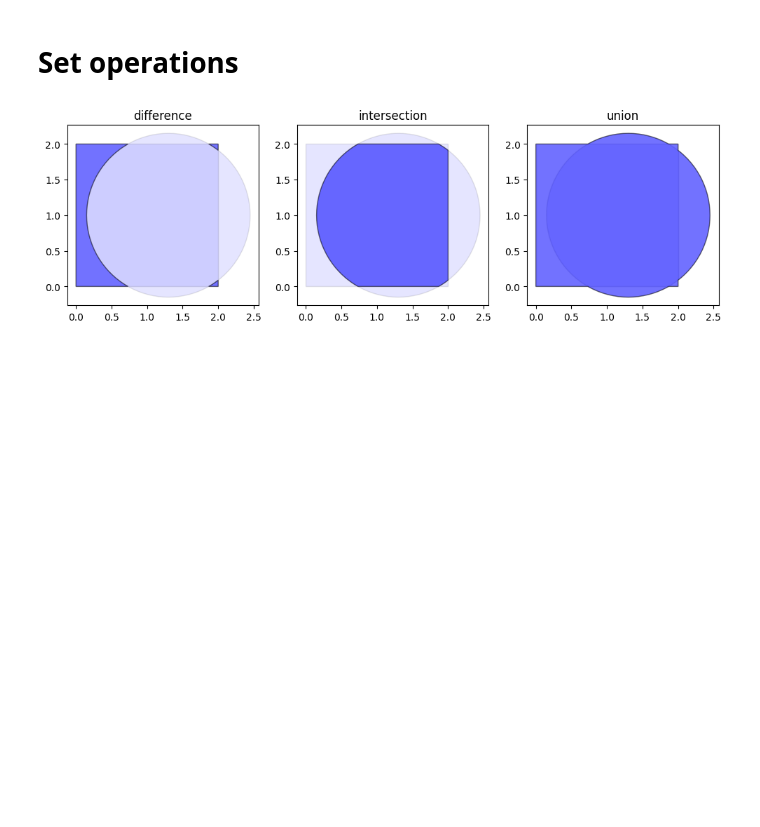
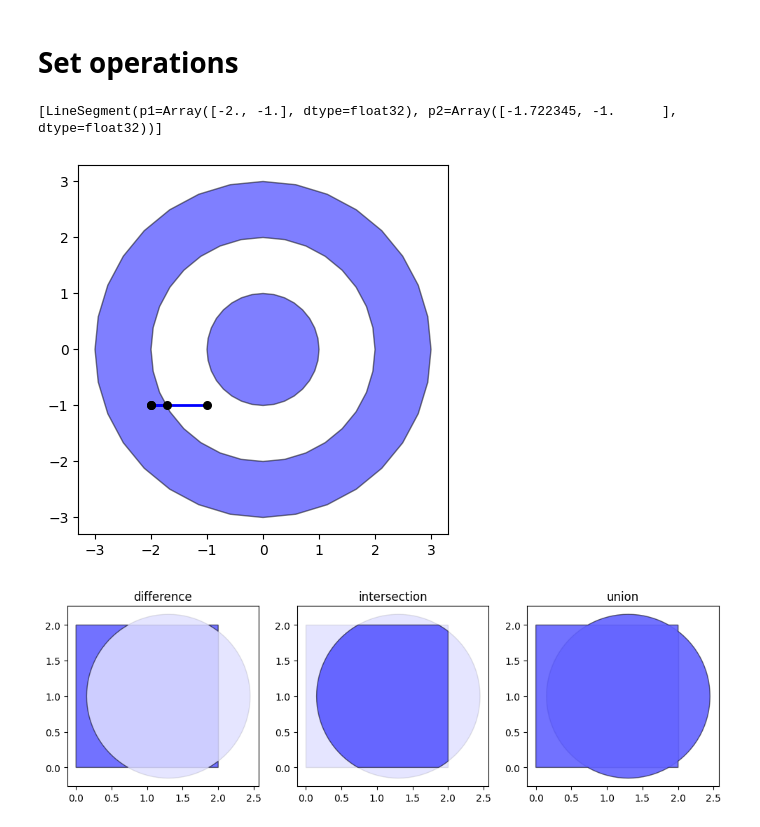
Before and after one commit to seekjim20/dshape, a Jupyter notebook: examples/demo.ipynb, the cells around one changed output. Cells and saved outputs as stored; diff of their text form; code cells hidden in the pictures; blank space fills up the shorter version.

```diff
--- a/examples/demo.ipynb
+++ b/examples/demo.ipynb
@@ -72,6 +81,24 @@ p4.plot();
 [figure]
 # %% [markdown]
 # Set operations
+# %%
+l1 = dshape.geometry.LineSegment([-2.0, -1.0], [-1.0, -1.0])#2.0, 1.5])
+p1 = dshape.geometry.Circle((0, 0), 1.0)
+p2 = dshape.geometry.Circle((0, 0), 2.0)
+p3 = dshape.geometry.Circle((0, 0), 3.0)
+p4 = dshape.geometry.Polygon.from_exteriors_interiors([p3, p1], [p2])
+intersection = l1.intersection(p4)
+print(intersection)
+
+fig, ax = plt.subplots()
+p4.plot(ax)
+l1.plot(ax)
+for seg in intersection:
+    seg.plot(ax)
+plt.show()
+# %% [output]
+[LineSegment(p1=Array([-2., -1.], dtype=float32), p2=Array([-1.722345, -1.      ], dtype=float32))]
+[figure, added]
 # %%
 p1 = dshape.geometry.Rectangle(0.0, 0.0, 2.0, 2.0)
 p2 = dshape.geometry.Circle((1.3, 1.0), 1.15, num_edges=100)
```
Also changed, not shown: parts of 2 cells of this notebook, 3 other files.
